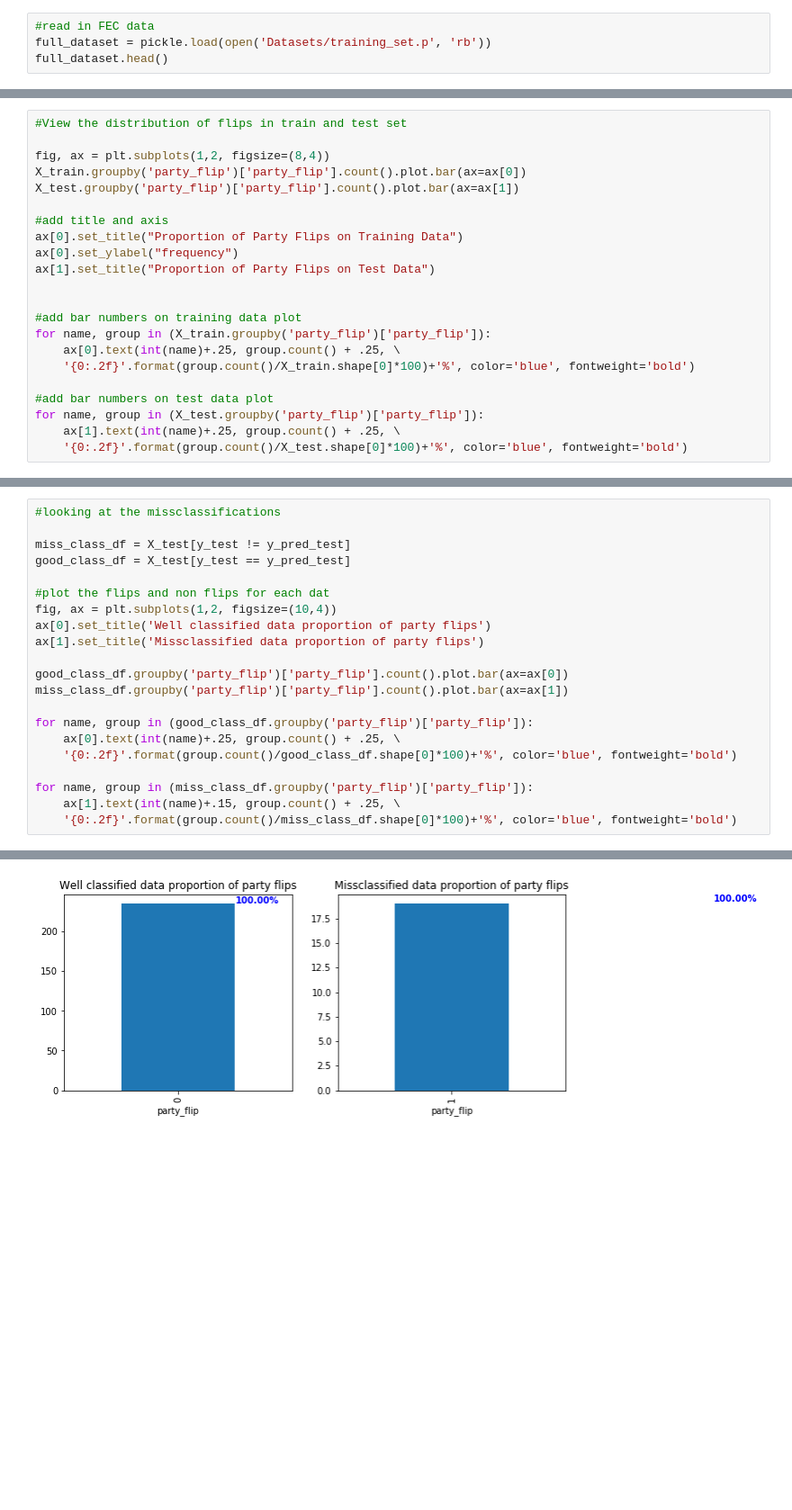
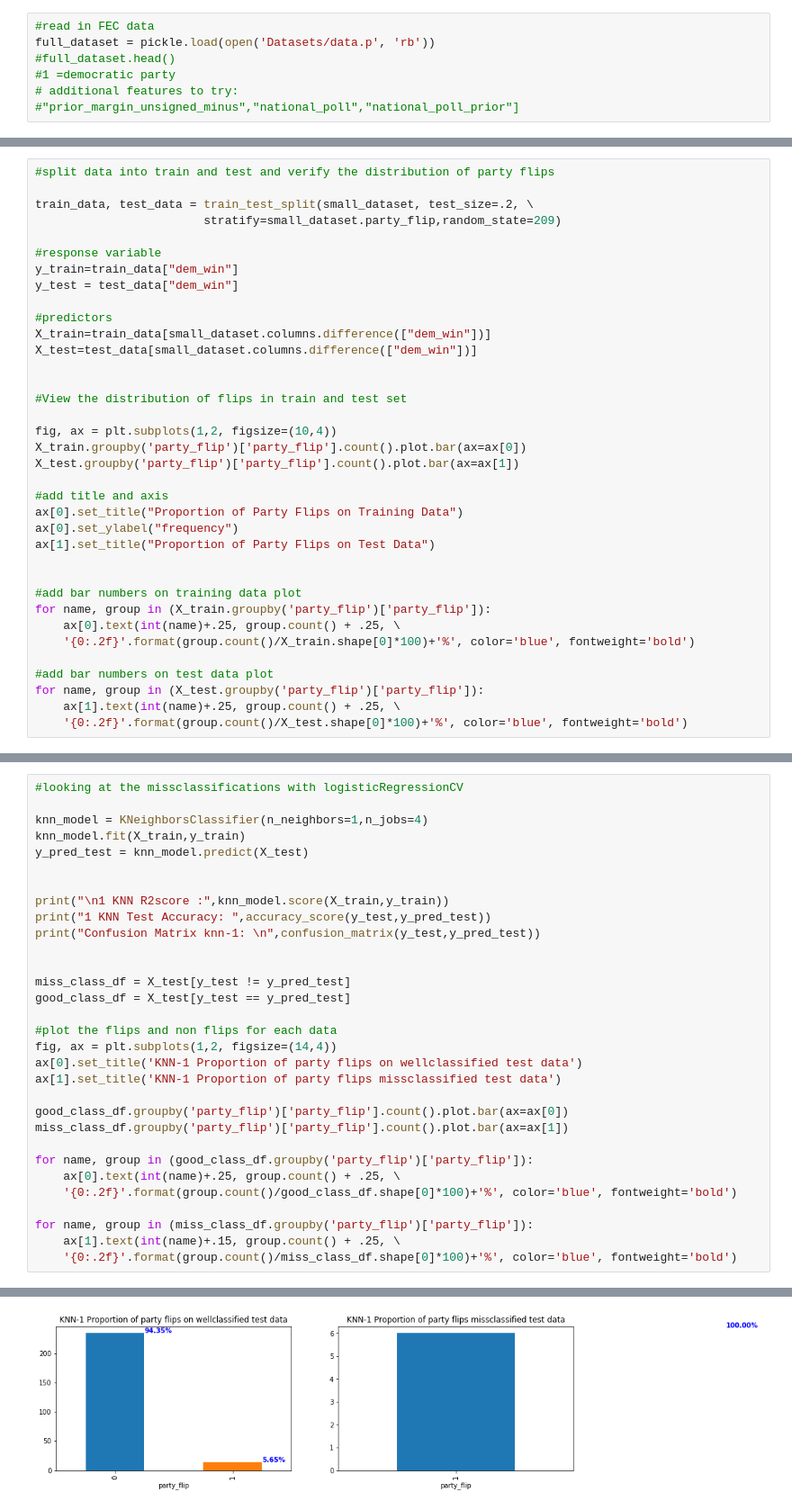
Before and after one commit to WildTangles/ac209a_project, a Jupyter notebook: Baseline_Model.ipynb, the cells around one changed output, grey strips where cells are left out. Shown at 90% size. Saved outputs shown, nothing was run; the diff lists cells and outputs as text; blank space fills up the shorter version.

```diff
--- a/Baseline_Model.ipynb
+++ b/Baseline_Model.ipynb
@@ -17,5 +19,8 @@ from sklearn.neighbors import KNeighborsClassifier
 %matplotlib inline
 # %%
 #read in FEC data
-full_dataset = pickle.load(open('Datasets/training_set.p', 'rb'))
-full_dataset.head()
+full_dataset = pickle.load(open('Datasets/data.p', 'rb'))
+#full_dataset.head()
+#1 =democratic party
+# additional features to try:
+#"prior_margin_unsigned_minus","national_poll","national_poll_prior"]
@@ -88,7 +58,21 @@ X_test=test_data[small_dataset.columns.difference(["curr_win_dem"])]
 # %%
+#split data into train and test and verify the distribution of party flips
+
+train_data, test_data = train_test_split(small_dataset, test_size=.2, \
+                        stratify=small_dataset.party_flip,random_state=209)
+
+#response variable
+y_train=train_data["dem_win"]
+y_test = test_data["dem_win"]
+
+#predictors
+X_train=train_data[small_dataset.columns.difference(["dem_win"])]
+X_test=test_data[small_dataset.columns.difference(["dem_win"])]
+
+
 #View the distribution of flips in train and test set
 
-fig, ax = plt.subplots(1,2, figsize=(8,4))
+fig, ax = plt.subplots(1,2, figsize=(10,4))
 X_train.groupby('party_flip')['party_flip'].count().plot.bar(ax=ax[0])
 X_test.groupby('party_flip')['party_flip'].count().plot.bar(ax=ax[1])
 
@@ -129,13 +169,23 @@ array([[131,  11],
 # %%
-#looking at the missclassifications
+#looking at the missclassifications with logisticRegressionCV
+
+knn_model = KNeighborsClassifier(n_neighbors=1,n_jobs=4)
+knn_model.fit(X_train,y_train)
+y_pred_test = knn_model.predict(X_test)
+
+
+print("\n1 KNN R2score :",knn_model.score(X_train,y_train))
+print("1 KNN Test Accuracy: ",accuracy_score(y_test,y_pred_test))
+print("Confusion Matrix knn-1: \n",confusion_matrix(y_test,y_pred_test))
+
 
 miss_class_df = X_test[y_test != y_pred_test]
 good_class_df = X_test[y_test == y_pred_test]
 
-#plot the flips and non flips for each dat
-fig, ax = plt.subplots(1,2, figsize=(10,4))
-ax[0].set_title('Well classified data proportion of party flips')
-ax[1].set_title('Missclassified data proportion of party flips')
+#plot the flips and non flips for each data
+fig, ax = plt.subplots(1,2, figsize=(14,4))
+ax[0].set_title('KNN-1 Proportion of party flips on wellclassified test data')
+ax[1].set_title('KNN-1 Proportion of party flips missclassified test data')
 
 good_class_df.groupby('party_flip')['party_flip'].count().plot.bar(ax=ax[0])
 miss_class_df.groupby('party_flip')['party_flip'].count().plot.bar(ax=ax[1])
@@ -151 +206 @@ for name, group in (miss_class_df.groupby('party_flip')['party_flip']):
-[figure, old version]
+[figure, new version]
```
Also changed, not shown: parts of 26 cells of this notebook.
